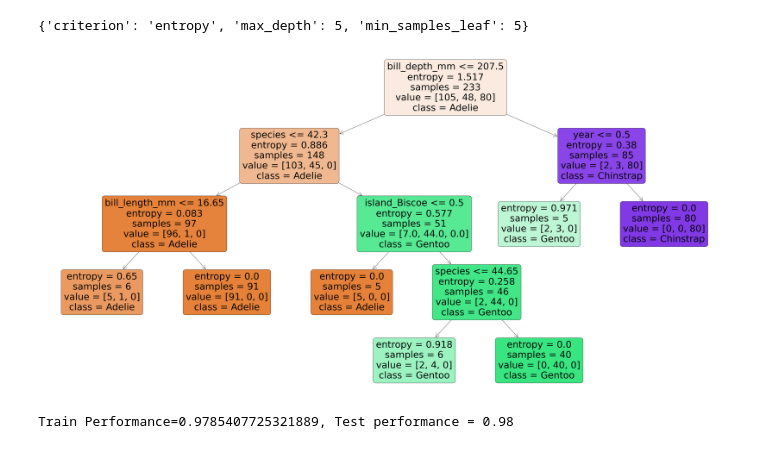
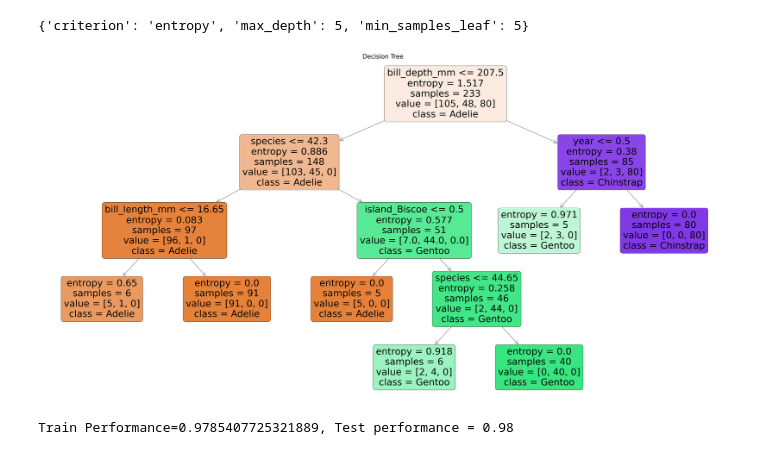
Before and after one commit to carinachu22/introtoAI, a Jupyter notebook: decisiontree.ipynb, the cells around one changed output. Drawn from its saved outputs; the diff is of its cells as text; code cells hidden in the pictures.

```diff
--- a/decisiontree.ipynb
+++ b/decisiontree.ipynb
@@ -83,14 +73,14 @@ array([[41,  0,  0],
 # HYPERPARAMETER TUNING
 dt = DecisionTreeClassifier(random_state=100)
 # Defining hyperparameters
-params = {
+parameters = {
     'max_depth': [3,5],
     'min_samples_leaf': [5,10,15,20],
     'criterion': ['gini', 'entropy']
 }
 
 # creating model through GridSearchCV
-grid_search= GridSearchCV(estimator= dt, param_grid = params, cv= 4, n_jobs=-1, verbose=1, scoring= 'accuracy')
+grid_search= GridSearchCV(estimator= dt, param_grid = parameters, cv= 4, n_jobs=-1, verbose=1, scoring= 'accuracy')
 
 # model fitting
 grid_search.fit(X_train, y_train)
@@ -118,11 +108,12 @@ grid_search.best_params_
 # %%
 # Taking out the best parameters and build best tree
 dt_best = grid_search.best_estimator_
 plt.figure(figsize=(60,30))
 plot_tree(dt_best, feature_names= df2.columns, class_names= ['Adelie','Gentoo','Chinstrap'], filled= True, rounded = True)
+plt.title('Decision Tree',fontsize = 30)
 plt.show()
 # %% [output]
-[figure, old version]
+[figure, new version]
 # %%
 # Checking for the accuracy score
 y_train_pred = dt_best.predict(X_train)
```
Also changed, not shown: parts of 4 cells of this notebook.
